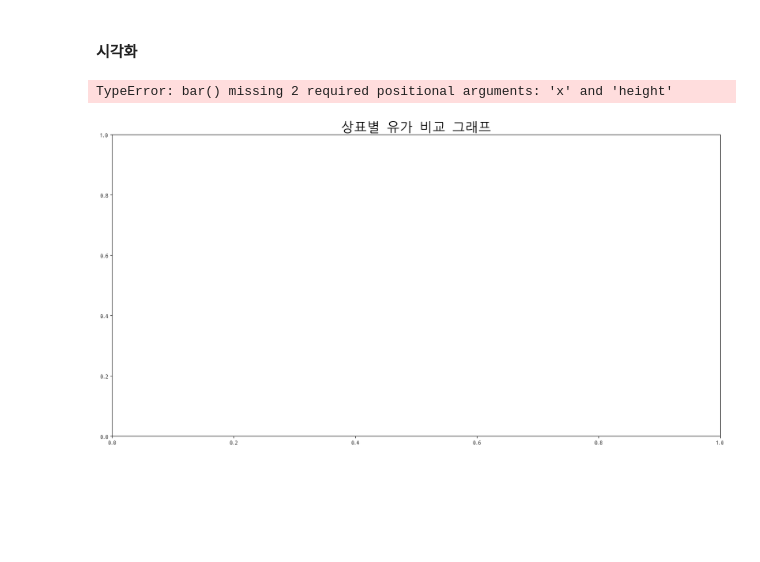
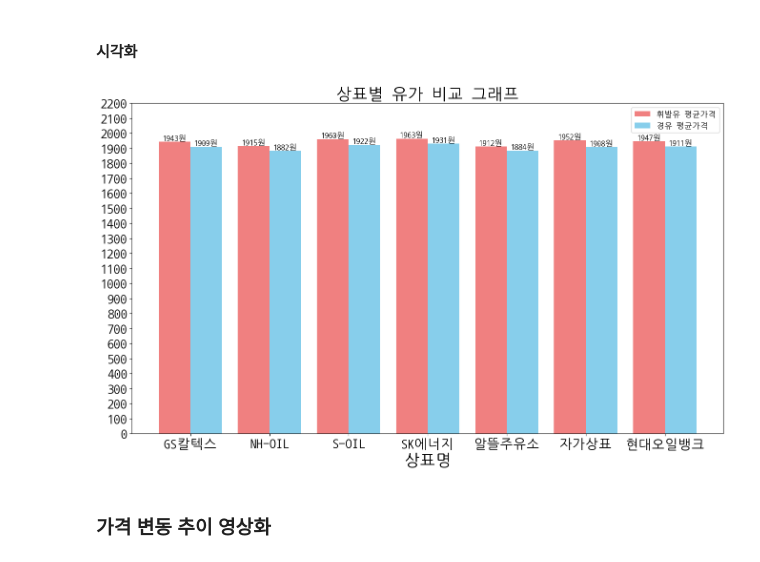
Before and after one commit to vinca0224/bigdata-analysis-2024, a Jupyter notebook: day13/임경세.ipynb, the cells around one changed output. Drawn from its saved outputs; the diff is of its cells as text; code cells hidden in the pictures; blank space fills up the shorter version.

```diff
--- a/day13/임경세.ipynb
+++ b/day13/임경세.ipynb
@@ -216,12 +216,32 @@ brand_avg_oil
 | 현대오일뱅크 | 1947 | 1911 |
 # %% [markdown]
 #### 시각화
-# %%
-plt.figure(figsize=(20,10))
-plt.title('상표별 유가 비교 그래프', fontsize=24)
-
-plt.bar()
-plt.show()
-# %% [output]
-TypeError: bar() missing 2 required positional arguments: 'x' and 'height'
-[figure, removed]
+# %%
+plt.figure(figsize=(16,9))
+plt.title('상표별 유가 비교 그래프', fontsize=24)
+
+nrow = brand_avg_oil.shape[0]
+idx = np.arange(nrow)
+
+plt.bar(idx - 0.2, brand_avg_oil['휘발유 평균가격'], width= 0.4, color='lightcoral')
+plt.bar(idx + 0.2, brand_avg_oil['경유 평균가격'], width= 0.4, color='skyblue')
+
+plt.xticks(idx, brand_avg_oil.index, fontsize=20)
+plt.xlabel('상표명', fontsize= 24)
+plt.yticks(np.arange(0, 2250, 100), fontsize=20)
+plt.legend(brand_avg_oil.columns, loc='best', fontsize=12)
+
+for idx, value in enumerate(list(brand_avg_oil['휘발유 평균가격'])):
+    txt= f'{value}원'
+    plt.text(idx-0.2, value, txt, ha='center', va= "bottom", fontsize= 12)
+
+for idx, value in enumerate(list(brand_avg_oil['경유 평균가격'])):
+    txt= f'{value}원'
+    plt.text(idx+0.2, value, txt, ha='center', va= "bottom", fontsize= 12)
+
+
+plt.show()
+# %% [output]
+[figure, added]
+# %% [markdown]
+### 가격 변동 추이 영상화
```
Also changed, not shown: parts of 35 cells of this notebook, 3 other files.
